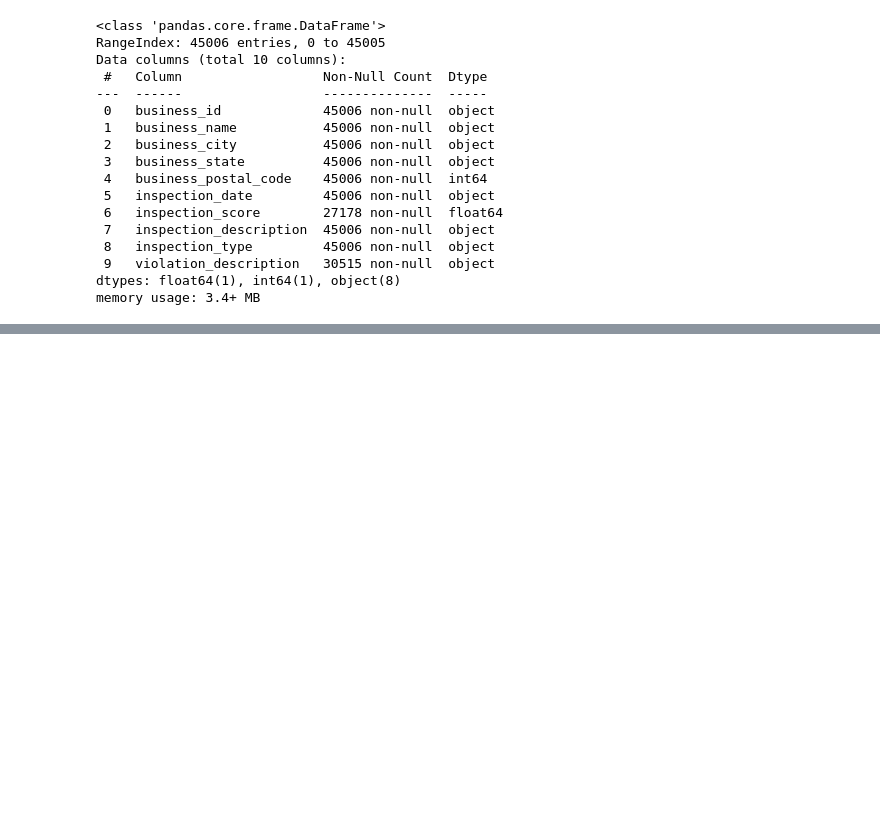
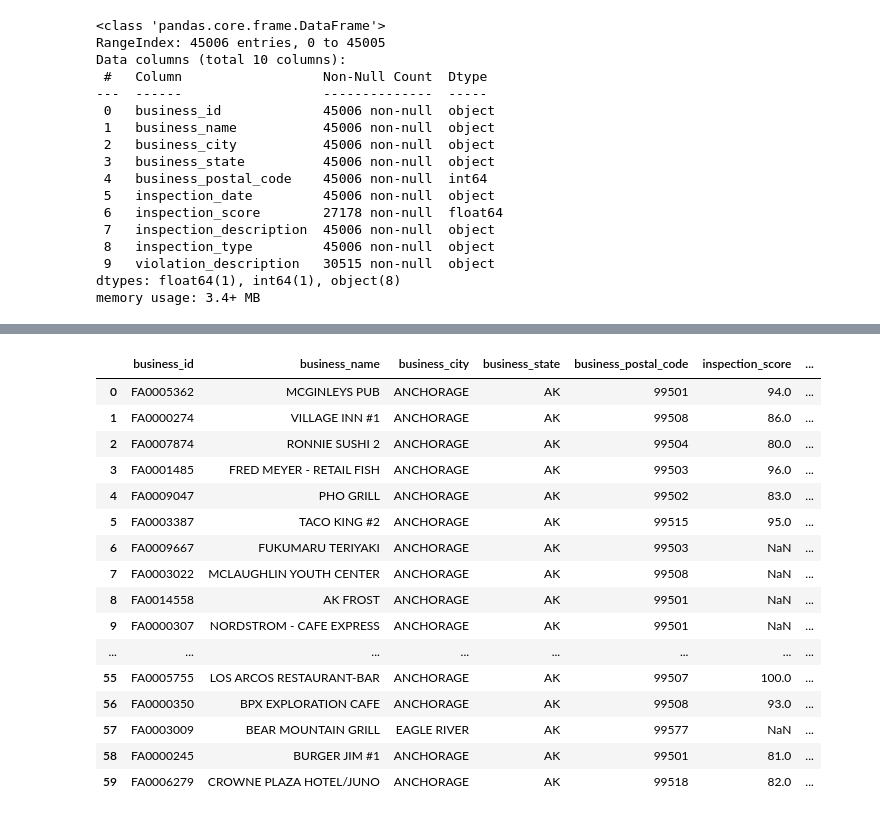
Before and after one commit to jrthompson25/Capstone-Project, a Jupyter notebook: Notebooks/capstone_restaurant_inspections_anchorage.ipynb, the cells around one changed output, grey strips where cells are left out. Saved outputs shown, nothing was run; the diff lists cells and outputs as text; code cells hidden in the pictures; blank space fills up the shorter version.

Commit message:
Addtional cleanup and corrections

```diff
--- a/Notebooks/capstone_restaurant_inspections_anchorage.ipynb
+++ b/Notebooks/capstone_restaurant_inspections_anchorage.ipynb
@@ -279,0 +266,28 @@ Name: violation_description, Length: 45006, dtype: object
+# %%
+#Replacement - Handwashing and Toilet Facilities and checking the dataframe - 1
+oldString1 = ['HANDWASHING FACILITIES SUPPLIED, ACCESSIBLE',
+             'Adequate handwashing facilities properly supplied',
+             'HANDWASHING SINKS ACCESSIBLE, INSTALLED',
+             'HANDWASHING SINK',
+             'HANDSOAP/TOWELS, TOILET ROOMS CLEAN, PROVIDED']
+newString1 = 'Handwashing and Toilet Facilities'
+restInspectAnchorage_df['violation_description'].replace(oldString1, newString1, inplace=True)
+restInspectAnchorage_df.head(60)
+# %% [output]
+|  | business_id | business_name | business_city | business_state | business_postal_code | inspection_score | ... |
+| 0 | FA0005362 | MCGINLEYS PUB | ANCHORAGE | AK | 99501 | 94.0 | ... |
+| 1 | FA0000274 | VILLAGE INN #1 | ANCHORAGE | AK | 99508 | 86.0 | ... |
+| 2 | FA0007874 | RONNIE SUSHI 2 | ANCHORAGE | AK | 99504 | 80.0 | ... |
+| 3 | FA0001485 | FRED MEYER - RETAIL FISH | ANCHORAGE | AK | 99503 | 96.0 | ... |
+| 4 | FA0009047 | PHO GRILL | ANCHORAGE | AK | 99502 | 83.0 | ... |
+| 5 | FA0003387 | TACO KING #2 | ANCHORAGE | AK | 99515 | 95.0 | ... |
+| 6 | FA0009667 | FUKUMARU TERIYAKI | ANCHORAGE | AK | 99503 | NaN | ... |
+| 7 | FA0003022 | MCLAUGHLIN YOUTH CENTER | ANCHORAGE | AK | 99508 | NaN | ... |
+| 8 | FA0014558 | AK FROST | ANCHORAGE | AK | 99501 | NaN | ... |
+| 9 | FA0000307 | NORDSTROM - CAFE EXPRESS | ANCHORAGE | AK | 99501 | NaN | ... |
+| ... | ... | ... | ... | ... | ... | ... | ... |
+| 55 | FA0005755 | LOS ARCOS RESTAURANT-BAR | ANCHORAGE | AK | 99507 | 100.0 | ... |
+| 56 | FA0000350 | BPX EXPLORATION CAFE | ANCHORAGE | AK | 99508 | 93.0 | ... |
+| 57 | FA0003009 | BEAR MOUNTAIN GRILL | EAGLE RIVER | AK | 99577 | NaN | ... |
+| 58 | FA0000245 | BURGER JIM #1 | ANCHORAGE | AK | 99501 | 81.0 | ... |
+| 59 | FA0006279 | CROWNE PLAZA HOTEL/JUNO | ANCHORAGE | AK | 99518 | 82.0 | ... |
```
Also changed, not shown: parts of 24 cells of this notebook.
